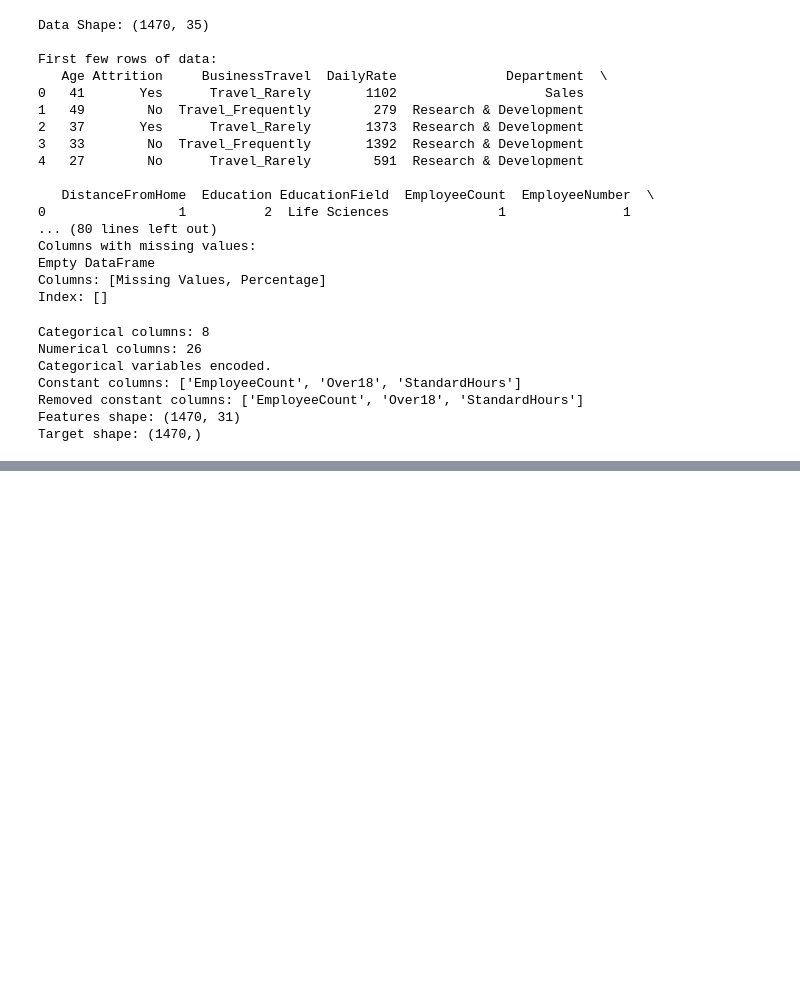
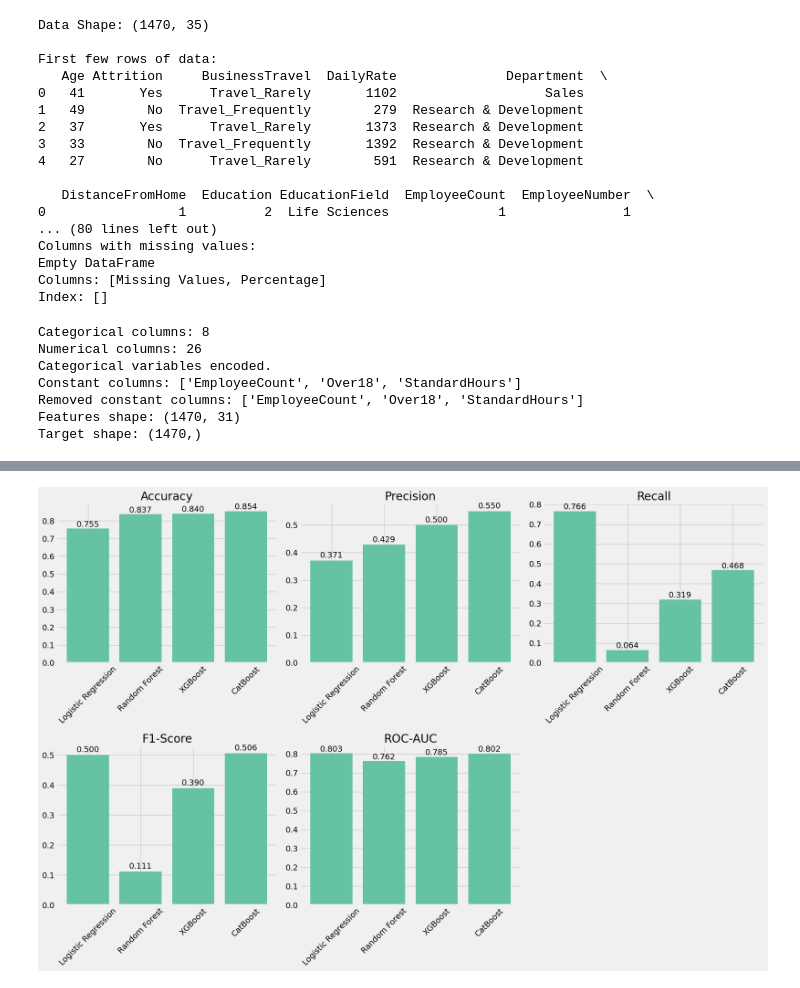
Before and after one commit to MiltonTMuzhanye/Employee_Attrition_prediction, a Jupyter notebook: Employee_Attrition.ipynb, the cells around one changed output, grey strips where cells are left out. Drawn from its saved outputs; the diff is of its cells as text; code cells hidden in the pictures; blank space fills up the shorter version.

```diff
--- a/Employee_Attrition.ipynb
+++ b/Employee_Attrition.ipynb
@@ -117,0 +212,15 @@ Target shape: (1470,)
+# %%
+print(f"Class distribution: {y.value_counts()}")
+print(f"Attrition rate: {y.mean():.4f}")
+
+X_train, X_test, y_train, y_test = train_test_split(
+    X, y, test_size=0.2, random_state=42, stratify=y
+)
+
+print(f"Train shape: {X_train.shape}, Test shape: {X_test.shape}")
+
+scaler = StandardScaler()
+X_train_scaled = scaler.fit_transform(X_train)
+X_test_scaled = scaler.transform(X_test)
+
+X_train_final, y_train_final = X_train_scaled, y_train
@@ -117,0 +302,66 @@ Target shape: (1470,)
+# %%
+metrics = ['Accuracy', 'Precision', 'Recall', 'F1-Score', 'ROC-AUC']
+metric_keys = ['accuracy', 'precision', 'recall', 'f1', 'roc_auc']
+
+fig, axes = plt.subplots(2, 3, figsize=(18, 12))
+axes = axes.ravel()
+
+for i, (metric, key) in enumerate(zip(metrics, metric_keys)):
+    values = [results[m][key] for m in results]
+    axes[i].bar(results.keys(), values)
+    axes[i].set_title(metric)
+    axes[i].tick_params(axis='x', rotation=45)
+
+    for j, v in enumerate(values):
+        axes[i].text(j, v + 0.01, f'{v:.3f}', ha='center')
+
+if len(metrics) < len(axes):
+    axes[-1].set_visible(False)
+
+plt.tight_layout()
+plt.show()
+
+plt.figure(figsize=(10, 8))
+for name, result in results.items():
+    fpr, tpr, _ = roc_curve(y_test, result['y_pred_proba'])
+    roc_auc = auc(fpr, tpr)
+    plt.plot(fpr, tpr, label=f'{name} (AUC = {roc_auc:.3f})')
+
+plt.plot([0, 1], [0, 1], 'k--')
+plt.xlim([0.0, 1.0])
+plt.ylim([0.0, 1.05])
+plt.xlabel('False Positive Rate')
+plt.ylabel('True Positive Rate')
+plt.title('ROC Curves')
+plt.legend(loc="lower right")
+plt.show()
+
+plt.figure(figsize=(10, 8))
+for name, result in results.items():
+    precision, recall, _ = precision_recall_curve(y_test, result['y_pred_proba'])
+    plt.plot(recall, precision, label=f'{name}')
+
+plt.xlabel('Recall')
+plt.ylabel('Precision')
+plt.title('Precision-Recall Curves')
+plt.legend(loc="lower left")
+plt.show()
+
+best_model_name = max(results, key=lambda x: results[x]['f1'])
+best_model = results[best_model_name]['model']
+y_pred_best = results[best_model_name]['y_pred']
+
+print(f"Best model: {best_model_name}")
+
+plt.figure(figsize=(8, 6))
+cm = confusion_matrix(y_test, y_pred_best)
+sns.heatmap(cm, annot=True, fmt='d', cmap='Blues')
+plt.title(f'Confusion Matrix - {best_model_name}')
+plt.ylabel('True Label')
+plt.xlabel('Predicted Label')
+plt.show()
+
+print(f"\nClassification Report - {best_model_name}:")
+print(classification_report(y_test, y_pred_best))
+# %% [output]
+[figure, added]
```
Also changed, not shown: parts of 4 cells of this notebook.
